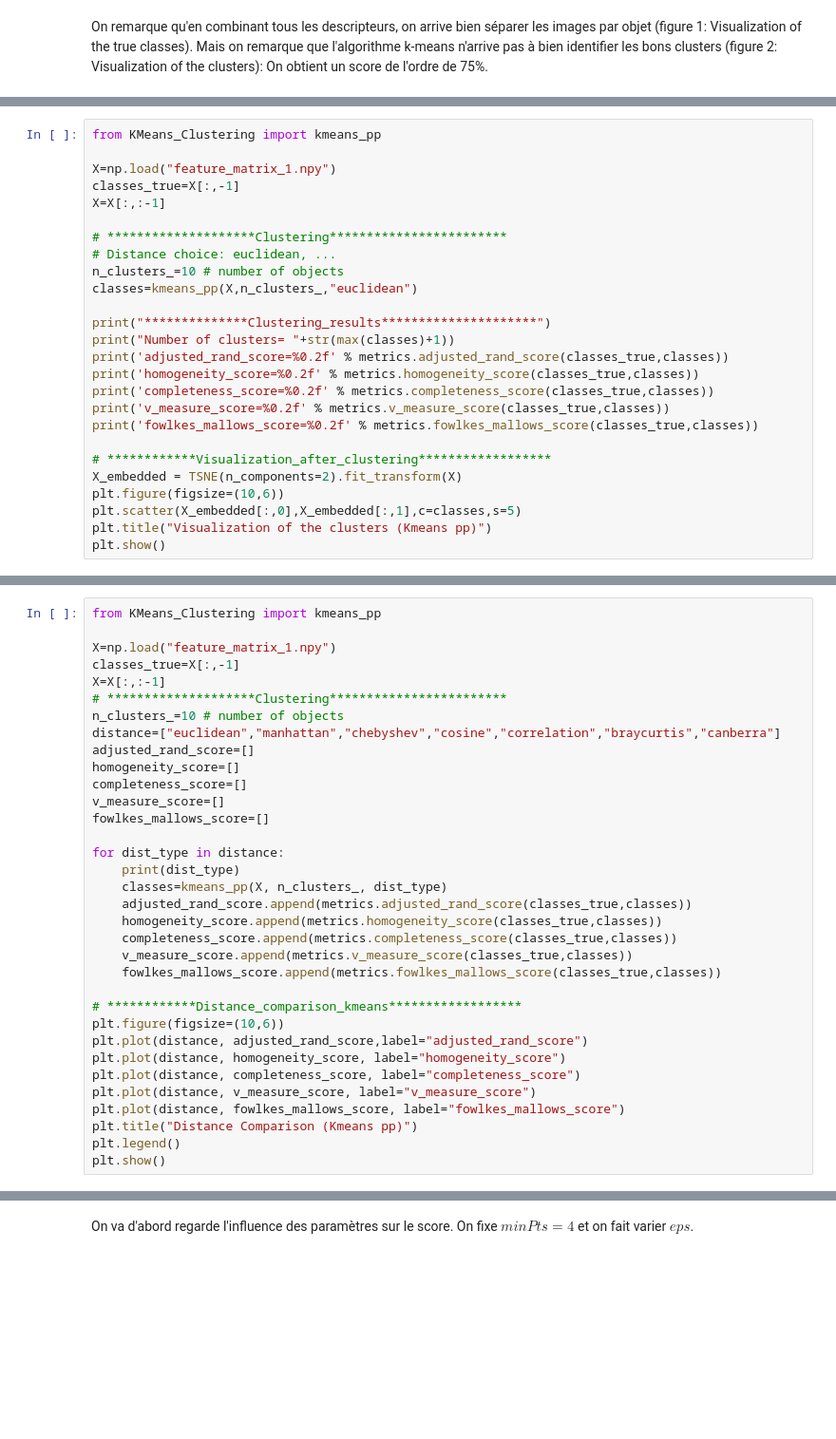
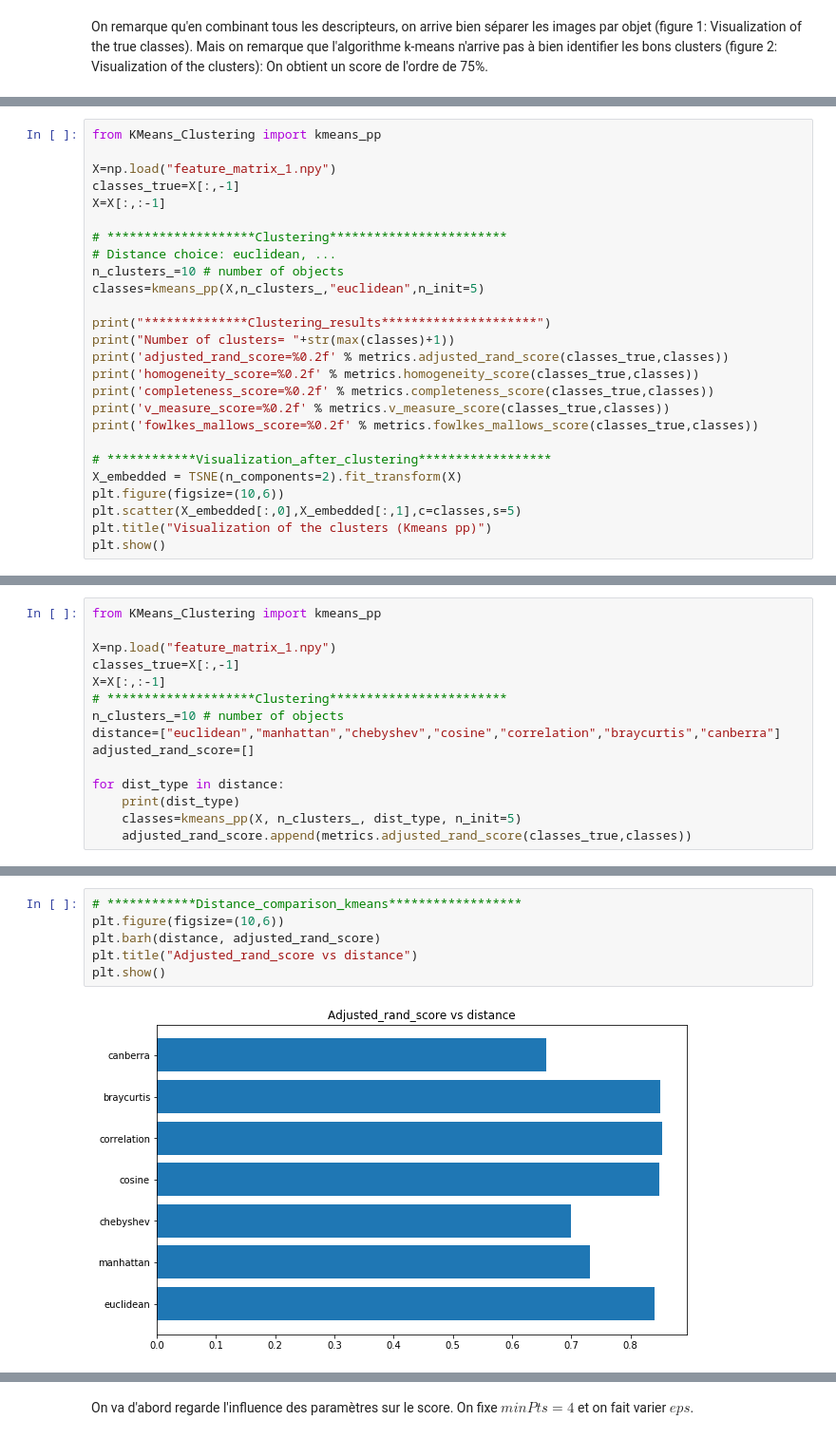
Before and after one commit to FirasAzzouz/Projet-S8, a Jupyter notebook: Clustering_et_résultats_2.ipynb, the cells around one changed output, grey strips where cells are left out. Shown: that part at 95% size. Drawn from its saved outputs; the diff is of its cells as text; blank space fills up the shorter version.

```diff
--- a/Clustering_et_résultats_2.ipynb
+++ b/Clustering_et_résultats_2.ipynb
@@ -143,7 +182,7 @@ X=X[:,:-1]
 # ********************Clustering************************
 # Distance choice: euclidean, ...
 n_clusters_=10 # number of objects
-classes=kmeans_pp(X,n_clusters_,"euclidean")
+classes=kmeans_pp(X,n_clusters_,"euclidean",n_init=5)
 
 print("**************Clustering_results*********************")
 print("Number of clusters= "+str(max(classes)+1))
@@ -181,29 +219,10 @@ X=X[:,:-1]
 n_clusters_=10 # number of objects
 distance=["euclidean","manhattan","chebyshev","cosine","correlation","braycurtis","canberra"]
 adjusted_rand_score=[]
-homogeneity_score=[]
-completeness_score=[]
-v_measure_score=[]
-fowlkes_mallows_score=[]
 
 for dist_type in distance:
     print(dist_type)
-    classes=kmeans_pp(X, n_clusters_, dist_type)
+    classes=kmeans_pp(X, n_clusters_, dist_type, n_init=5)
     adjusted_rand_score.append(metrics.adjusted_rand_score(classes_true,classes))
-    homogeneity_score.append(metrics.homogeneity_score(classes_true,classes))
-    completeness_score.append(metrics.completeness_score(classes_true,classes))
-    v_measure_score.append(metrics.v_measure_score(classes_true,classes))
-    fowlkes_mallows_score.append(metrics.fowlkes_mallows_score(classes_true,classes))
-
-# ************Distance_comparison_kmeans******************
-plt.figure(figsize=(10,6))
-plt.plot(distance, adjusted_rand_score,label="adjusted_rand_score")
-plt.plot(distance, homogeneity_score, label="homogeneity_score")
-plt.plot(distance, completeness_score, label="completeness_score")
-plt.plot(distance, v_measure_score, label="v_measure_score")
-plt.plot(distance, fowlkes_mallows_score, label="fowlkes_mallows_score")
-plt.title("Distance Comparison (Kmeans pp)")
-plt.legend()
-plt.show()
 # %% [output]
 euclidean
@@ -225,0 +242,8 @@ On observe que l'utilisation de certaines distances (surtour la distance "correl
+# %%
+# ************Distance_comparison_kmeans******************
+plt.figure(figsize=(10,6))
+plt.barh(distance, adjusted_rand_score)
+plt.title("Adjusted_rand_score vs distance")
+plt.show()
+# %% [output]
+[figure, added]
```
Also changed, not shown: parts of 16 cells of this notebook, 1 other file.
